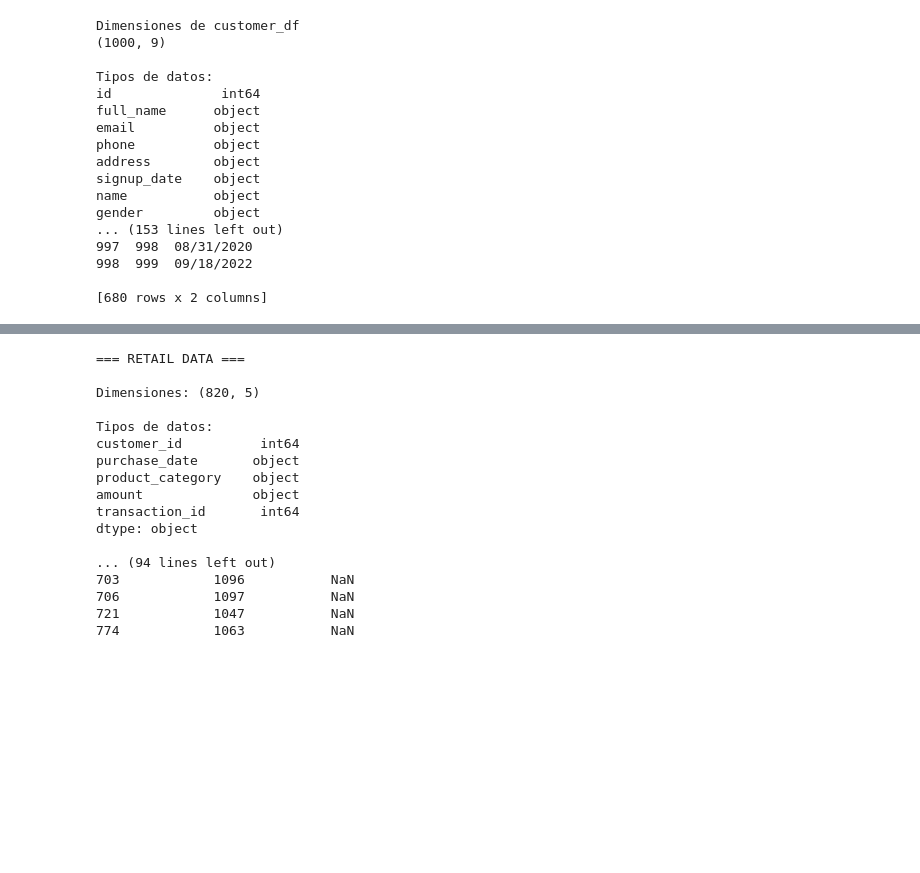
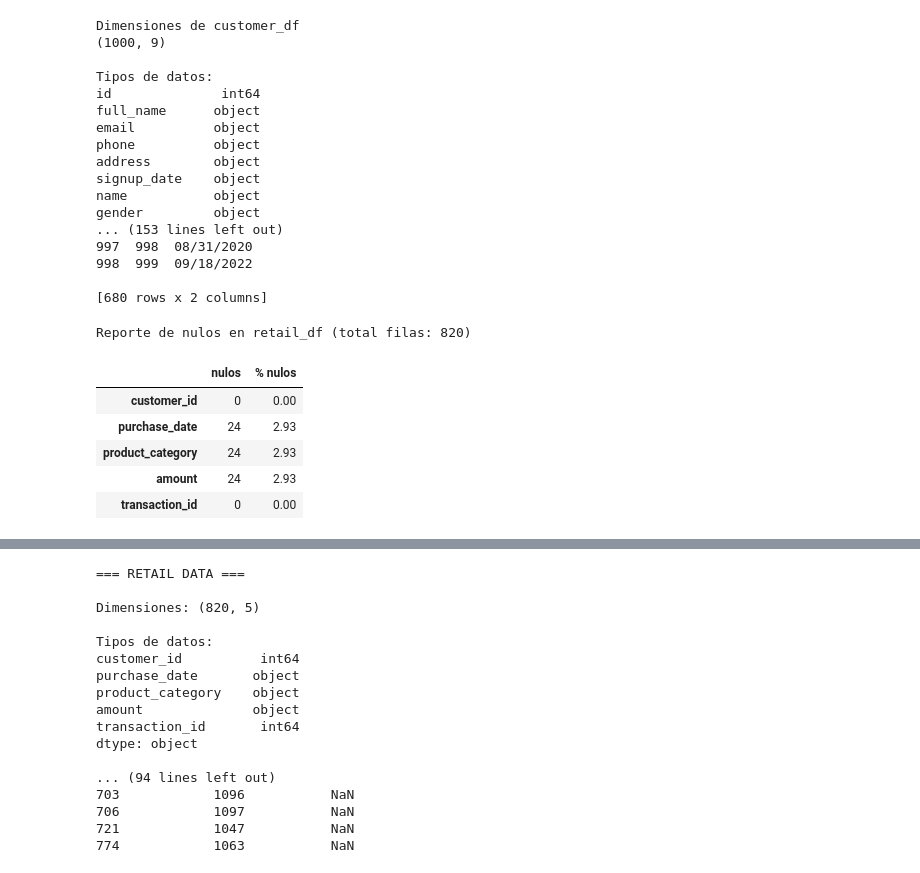
Before and after one commit to HEstefaniaR/lab6, a Jupyter notebook: notebooks/01_extract_and_EDA.ipynb, the cells around one changed output, grey strips where cells are left out. Drawn from its saved outputs; the diff is of its cells as text; code cells hidden in the pictures; blank space fills up the shorter version.

```diff
--- a/notebooks/01_extract_and_EDA.ipynb
+++ b/notebooks/01_extract_and_EDA.ipynb
@@ -121,3 +111,22 @@ gender         object
 998  999  09/18/2022
 
 [680 rows x 2 columns]
+# %%
+def null_report(df, name="DataFrame"):
+    total = len(df)
+    report = pd.DataFrame({
+        "nulos": df.isna().sum(),
+        "% nulos": (df.isna().sum() / total * 100).round(2)
+    })
+    print(f"\nReporte de nulos en {name} (total filas: {total})")
+    return report
+
+null_report(retail_df, "retail_df")
+# %% [output]
+Reporte de nulos en retail_df (total filas: 820)
+|  | nulos | % nulos |
+| customer_id | 0 | 0.00 |
+| purchase_date | 24 | 2.93 |
+| product_category | 24 | 2.93 |
+| amount | 24 | 2.93 |
+| transaction_id | 0 | 0.00 |
```
Also changed, not shown: parts of 6 cells of this notebook, 5 other files.
